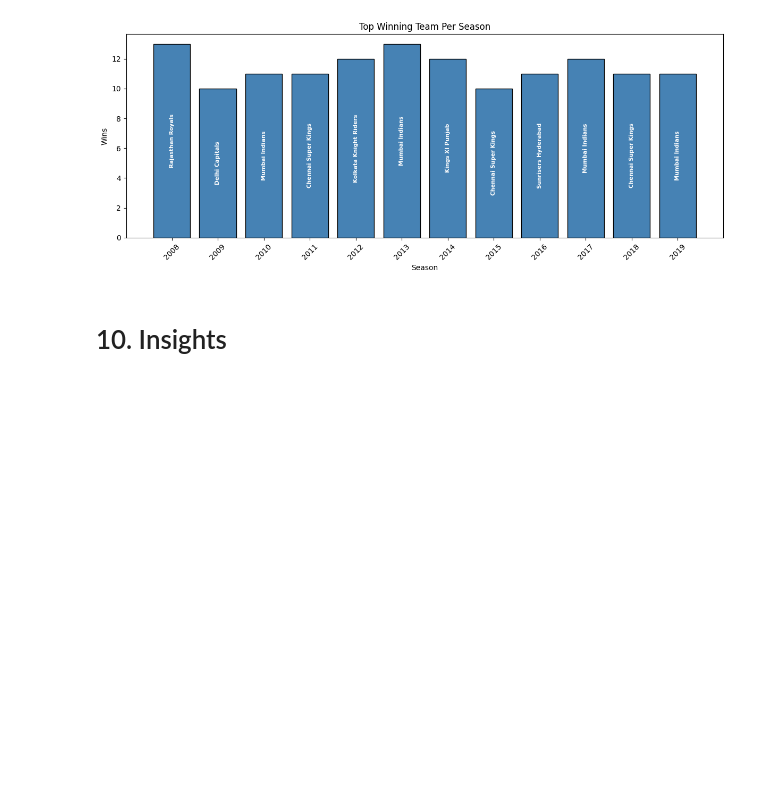
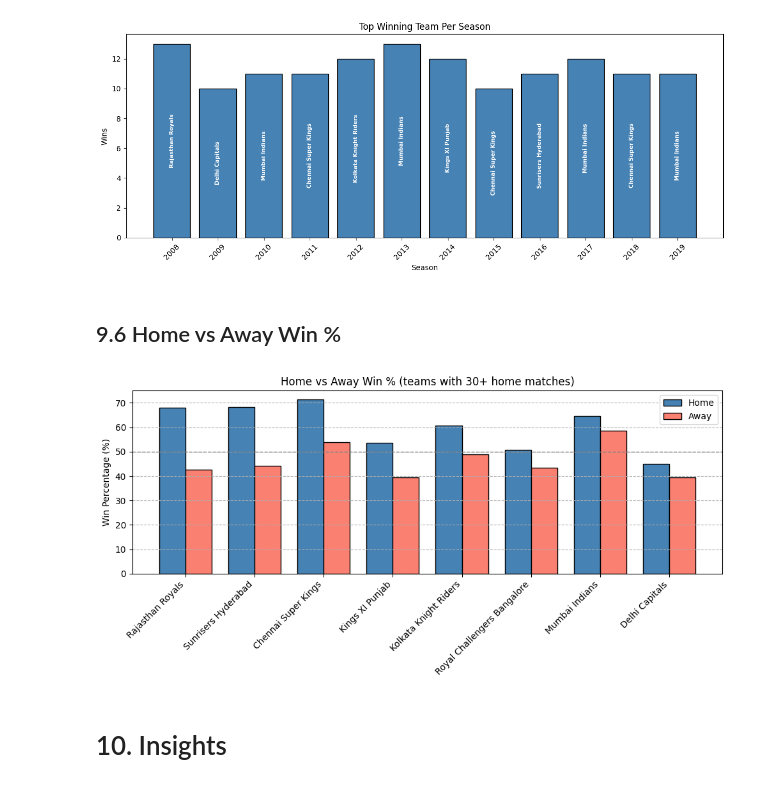
Before and after one commit to vidushan-ds/academic-data-wrangler, a Jupyter notebook: cricket-performance-analytics/cricket_analyz.ipynb, the cells around one changed output. Cells and saved outputs as stored; diff of their text form; code cells hidden in the pictures; blank space fills up the shorter version.

Commit message:
feat: grouped bar chart showin home vs away wins visually

```diff
--- a/cricket-performance-analytics/cricket_analyz.ipynb
+++ b/cricket-performance-analytics/cricket_analyz.ipynb
@@ -731,6 +732,26 @@ plt.tight_layout()
 plt.show()
 # %% [output]
 [figure]
+# %% [markdown]
+## 9.6 Home vs Away Win %
+# %%
+x = np.arange(len(home_away))
+w = 0.38
+
+plt.figure(figsize=(10, 5))
+plt.bar(x - w/2, home_away['home_win_pct'], w, label='Home', color='steelblue', edgecolor='black')
+plt.bar(x + w/2, home_away['away_win_pct'], w, label='Away', color='salmon', edgecolor='black')
+plt.axhline(50, color='gray', linestyle='--', linewidth=1)
+
+plt.xticks(x, home_away.index, rotation=45, ha='right')
+plt.ylabel('Win Percentage (%)')
+plt.title('Home vs Away Win % (teams with 30+ home matches)')
+plt.legend()
+plt.grid(axis='y', linestyle='--')
+plt.tight_layout()
+plt.show()
+# %% [output]
+[figure, added]
 # %% [markdown]
 # 10. Insights
 # %% [markdown]
```
Also changed, not shown: parts of 2 cells of this notebook.
